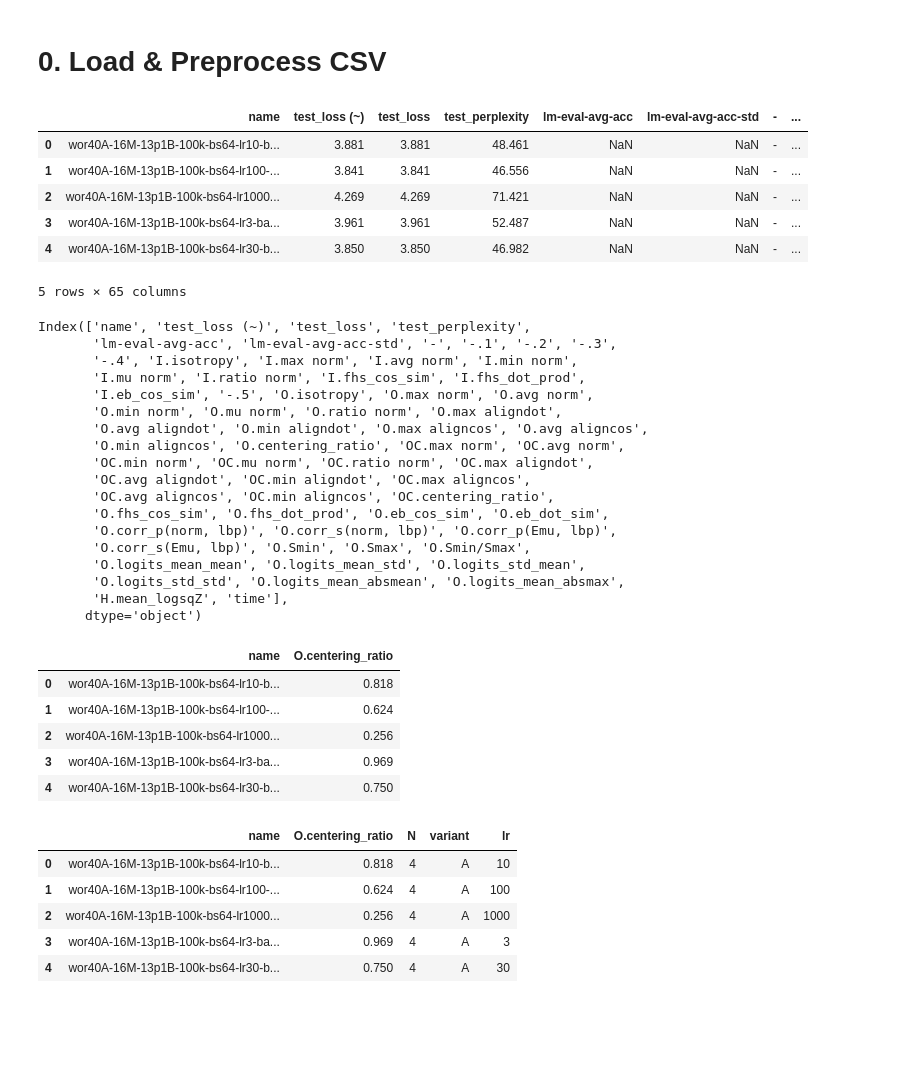
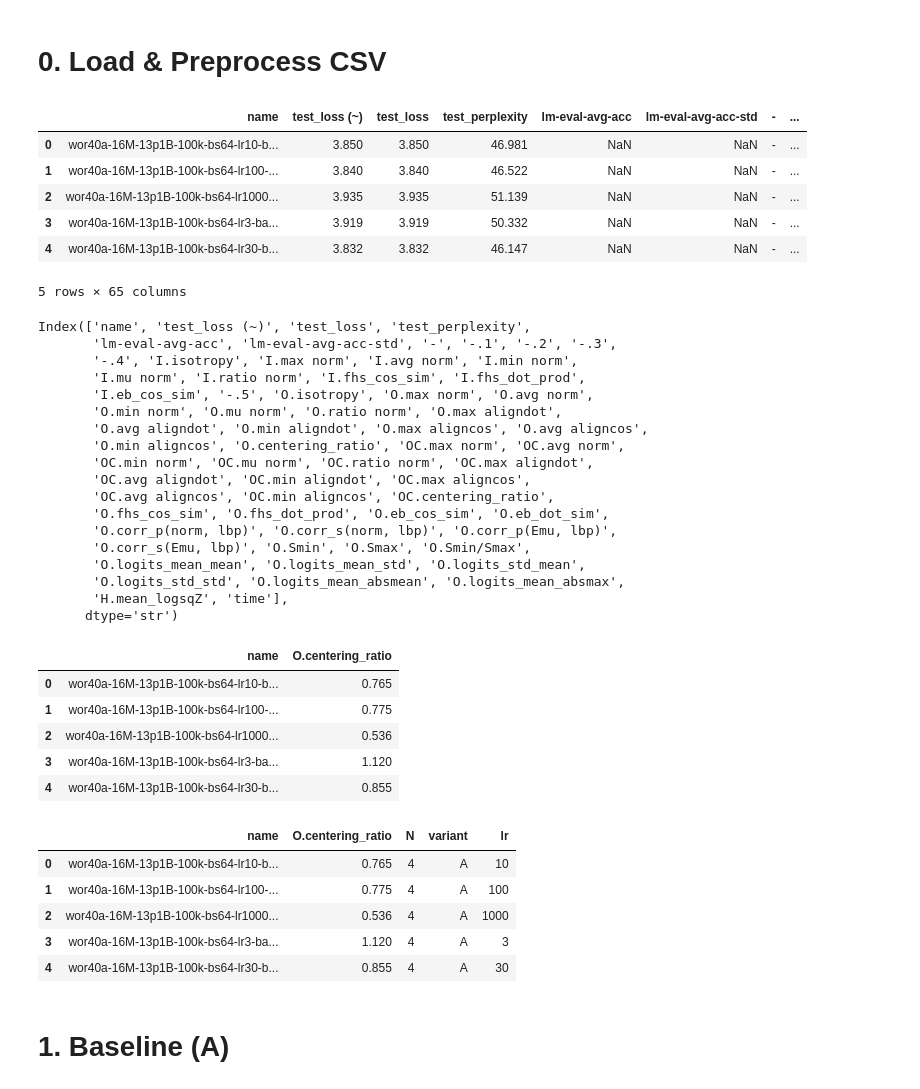
Before and after one commit to flxst/output-embedding-centering, a Jupyter notebook: results/Analyze_Bratio.ipynb, the cells around one changed output. Cells and saved outputs as stored; diff of their text form; code cells hidden in the pictures; blank space fills up the shorter version.

```diff
--- a/results/Analyze_Bratio.ipynb
+++ b/results/Analyze_Bratio.ipynb
@@ -54,16 +60,16 @@ PREFIX = 'wor'
 # %%
-csv_path = '../loss_overview.csv'
+csv_path = f'../loss_overview{WT}.csv'
 assert isfile(csv_path)
 # %%
 df = pd.read_csv(csv_path)
 df.head()
 # %% [output]
 |  | name | test_loss (~) | test_loss | test_perplexity | lm-eval-avg-acc | lm-eval-avg-acc-std | - | ... |
-| 0 | wor40A-16M-13p1B-100k-bs64-lr10-b... | 3.881 | 3.881 | 48.461 | NaN | NaN | - | ... |
-| 1 | wor40A-16M-13p1B-100k-bs64-lr100-... | 3.841 | 3.841 | 46.556 | NaN | NaN | - | ... |
-| 2 | wor40A-16M-13p1B-100k-bs64-lr1000... | 4.269 | 4.269 | 71.421 | NaN | NaN | - | ... |
-| 3 | wor40A-16M-13p1B-100k-bs64-lr3-ba... | 3.961 | 3.961 | 52.487 | NaN | NaN | - | ... |
-| 4 | wor40A-16M-13p1B-100k-bs64-lr30-b... | 3.850 | 3.850 | 46.982 | NaN | NaN | - | ... |
+| 0 | wor40a-16M-13p1B-100k-bs64-lr10-b... | 3.850 | 3.850 | 46.981 | NaN | NaN | - | ... |
+| 1 | wor40a-16M-13p1B-100k-bs64-lr100-... | 3.840 | 3.840 | 46.522 | NaN | NaN | - | ... |
+| 2 | wor40a-16M-13p1B-100k-bs64-lr1000... | 3.935 | 3.935 | 51.139 | NaN | NaN | - | ... |
+| 3 | wor40a-16M-13p1B-100k-bs64-lr3-ba... | 3.919 | 3.919 | 50.332 | NaN | NaN | - | ... |
+| 4 | wor40a-16M-13p1B-100k-bs64-lr30-b... | 3.832 | 3.832 | 46.147 | NaN | NaN | - | ... |
 5 rows × 65 columns
 # %%
 df.columns
@@ -85,7 +91,7 @@ Index(['name', 'test_loss (~)', 'test_loss', 'test_perplexity',
        'O.logits_mean_mean', 'O.logits_mean_std', 'O.logits_std_mean',
        'O.logits_std_std', 'O.logits_mean_absmean', 'O.logits_mean_absmax',
        'H.mean_logsqZ', 'time'],
-      dtype='object')
+      dtype='str')
 # %%
 KEPT_COLUMNS = [
     'name',
@@ -97,30 +103,32 @@ df = df[df['name'].str.contains(PREFIX)]
 df.head()
 # %% [output]
 |  | name | O.centering_ratio |
-| 0 | wor40A-16M-13p1B-100k-bs64-lr10-b... | 0.818 |
-| 1 | wor40A-16M-13p1B-100k-bs64-lr100-... | 0.624 |
-| 2 | wor40A-16M-13p1B-100k-bs64-lr1000... | 0.256 |
-| 3 | wor40A-16M-13p1B-100k-bs64-lr3-ba... | 0.969 |
-| 4 | wor40A-16M-13p1B-100k-bs64-lr30-b... | 0.750 |
+| 0 | wor40a-16M-13p1B-100k-bs64-lr10-b... | 0.765 |
+| 1 | wor40a-16M-13p1B-100k-bs64-lr100-... | 0.775 |
+| 2 | wor40a-16M-13p1B-100k-bs64-lr1000... | 0.536 |
+| 3 | wor40a-16M-13p1B-100k-bs64-lr3-ba... | 1.120 |
+| 4 | wor40a-16M-13p1B-100k-bs64-lr30-b... | 0.855 |
 # %%
 def get_lr(x) -> float:
     _lr = x.split('-lr')[-1].split('-')[0]
     return _lr
 
 def get_wt(x) -> str:
     return str(int("wt-" in x))
 
 df['N'] = df['name'].apply(lambda x: x[3])
-df['variant'] = df['name'].apply(lambda x: x[5])
+df['variant'] = df['name'].apply(lambda x: x[5].upper())
 df['lr'] = df['name'].apply(lambda x: get_lr(x))
 df.head()
 # %% [output]
 |  | name | O.centering_ratio | N | variant | lr |
-| 0 | wor40A-16M-13p1B-100k-bs64-lr10-b... | 0.818 | 4 | A | 10 |
-| 1 | wor40A-16M-13p1B-100k-bs64-lr100-... | 0.624 | 4 | A | 100 |
-| 2 | wor40A-16M-13p1B-100k-bs64-lr1000... | 0.256 | 4 | A | 1000 |
-| 3 | wor40A-16M-13p1B-100k-bs64-lr3-ba... | 0.969 | 4 | A | 3 |
-| 4 | wor40A-16M-13p1B-100k-bs64-lr30-b... | 0.750 | 4 | A | 30 |
+| 0 | wor40a-16M-13p1B-100k-bs64-lr10-b... | 0.765 | 4 | A | 10 |
+| 1 | wor40a-16M-13p1B-100k-bs64-lr100-... | 0.775 | 4 | A | 100 |
+| 2 | wor40a-16M-13p1B-100k-bs64-lr1000... | 0.536 | 4 | A | 1000 |
+| 3 | wor40a-16M-13p1B-100k-bs64-lr3-ba... | 1.120 | 4 | A | 3 |
+| 4 | wor40a-16M-13p1B-100k-bs64-lr30-b... | 0.855 | 4 | A | 30 |
+# %% [markdown]
+# 1. Baseline (A)
 # %%
 df_A = df[df['variant'] == 'A']
 df_A
```
Also changed, not shown: parts of 5 cells of this notebook, 43 other files.
